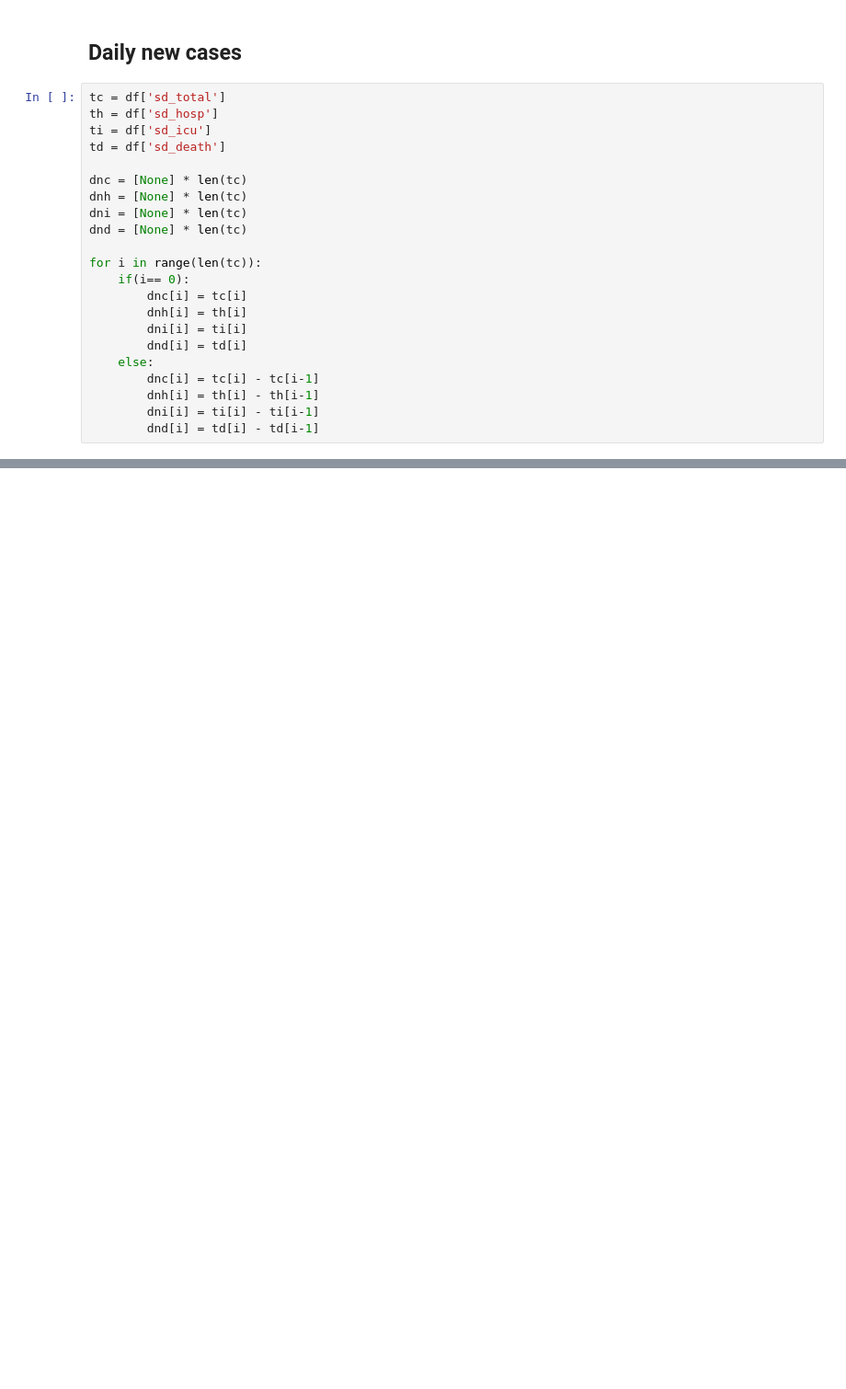
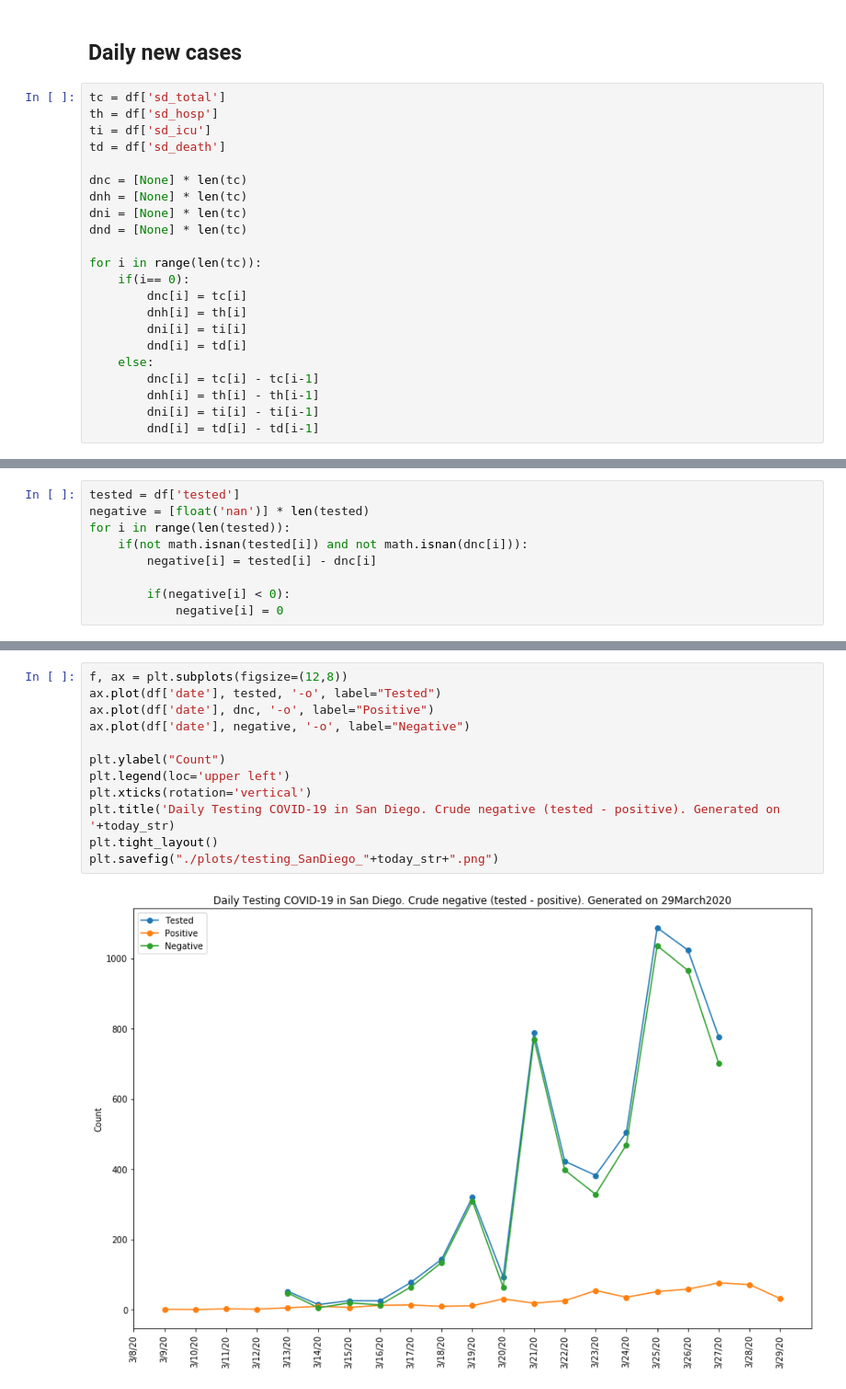
Before and after one commit to menis/sd_covid, a Jupyter notebook: sd_covid_analysis.ipynb, the cells around one changed output, grey strips where cells are left out. Shown at 92% size. Drawn from its saved outputs; the diff is of its cells as text; blank space fills up the shorter version.

```diff
--- a/sd_covid_analysis.ipynb
+++ b/sd_covid_analysis.ipynb
@@ -177,0 +181,9 @@ plt.savefig("./plots/totalnewcasesinSanDiego_outcomedetail_"+today_str+".png")
+# %%
+tested = df['tested']
+negative = [float('nan')] * len(tested)
+for i in range(len(tested)):
+    if(not math.isnan(tested[i]) and not math.isnan(dnc[i])):
+        negative[i] = tested[i] - dnc[i]
+
+        if(negative[i] < 0):
+            negative[i] = 0
@@ -177,0 +206,14 @@ plt.savefig("./plots/totalnewcasesinSanDiego_outcomedetail_"+today_str+".png")
+# %%
+f, ax = plt.subplots(figsize=(12,8))
+ax.plot(df['date'], tested, '-o', label="Tested")
+ax.plot(df['date'], dnc, '-o', label="Positive")
+ax.plot(df['date'], negative, '-o', label="Negative")
+
+plt.ylabel("Count")
+plt.legend(loc='upper left')
+plt.xticks(rotation='vertical')
+plt.title('Daily Testing COVID-19 in San Diego. Crude negative (tested - positive). Generated on '+today_str)
+plt.tight_layout()
+plt.savefig("./plots/testing_SanDiego_"+today_str+".png")
+# %% [output]
+[figure, added]
```
Also changed, not shown: parts of 10 cells of this notebook, 16 other files.
